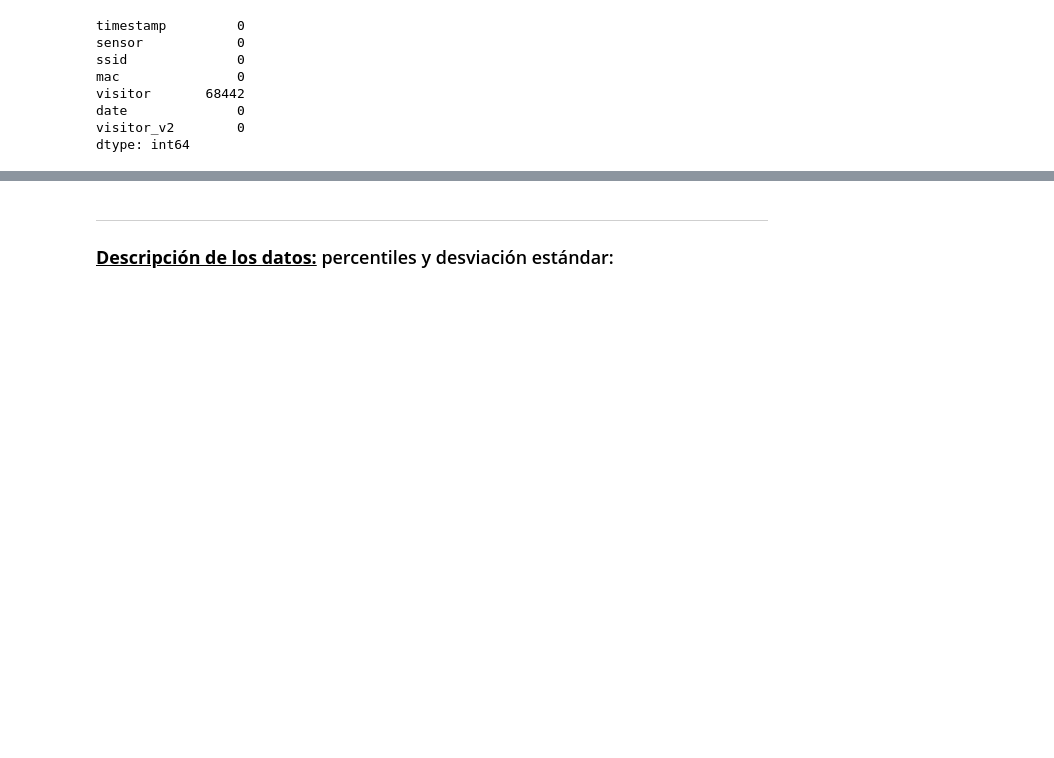
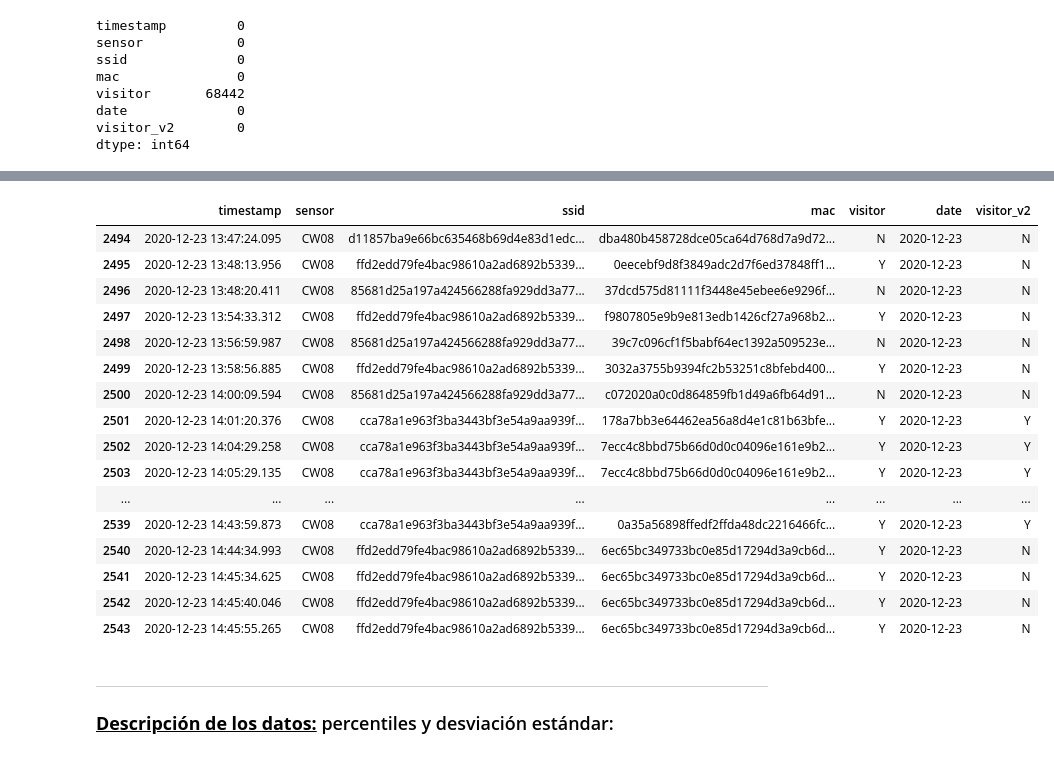
Before and after one commit to jibt1/TFM, a Jupyter notebook: Código/estudioExploracion.ipynb, the cells around one changed output, grey strips where cells are left out. Saved outputs shown, nothing was run; the diff lists cells and outputs as text; code cells hidden in the pictures; blank space fills up the shorter version.

Commit message:
Primeras pinceladas del filtro v1.0

```diff
--- a/Código/estudioExploracion.ipynb
+++ b/Código/estudioExploracion.ipynb
@@ -222,3 +239,37 @@ dtype: int64
+# %%
+# Función que se encarga del filtrado (rango horario y festivos)
+
+test = df_sensor.copy()
+
+
+def filtroHorario (df):
+   ListaDias = ["Monday", "Tuesday", "Wednesday", "Thursday", "Friday"]
+
+   df = df[(pd.to_datetime(df['timestamp']).dt.hour > 10) &
+            (pd.to_datetime(df['timestamp']).dt.hour <= 14) & # hasta aqui filtramos rango horario
+            pd.to_datetime(df['timestamp']).dt.weekday <= 5] # hasta aqui
+   return df
+
+test = filtroHorario(test)
+test[1000:1050]
+# %% [output]
+|  | timestamp | sensor | ssid | mac | visitor | date | visitor_v2 |
+| 2494 | 2020-12-23 13:47:24.095 | CW08 | d11857ba9e66bc635468b69d4e83d1edc... | dba480b458728dce05ca64d768d7a9d72... | N | 2020-12-23 | N |
+| 2495 | 2020-12-23 13:48:13.956 | CW08 | ffd2edd79fe4bac98610a2ad6892b5339... | 0eecebf9d8f3849adc2d7f6ed37848ff1... | Y | 2020-12-23 | N |
+| 2496 | 2020-12-23 13:48:20.411 | CW08 | 85681d25a197a424566288fa929dd3a77... | 37dcd575d81111f3448e45ebee6e9296f... | N | 2020-12-23 | N |
+| 2497 | 2020-12-23 13:54:33.312 | CW08 | ffd2edd79fe4bac98610a2ad6892b5339... | f9807805e9b9e813edb1426cf27a968b2... | Y | 2020-12-23 | N |
+| 2498 | 2020-12-23 13:56:59.987 | CW08 | 85681d25a197a424566288fa929dd3a77... | 39c7c096cf1f5babf64ec1392a509523e... | N | 2020-12-23 | N |
+| 2499 | 2020-12-23 13:58:56.885 | CW08 | ffd2edd79fe4bac98610a2ad6892b5339... | 3032a3755b9394fc2b53251c8bfebd400... | Y | 2020-12-23 | N |
+| 2500 | 2020-12-23 14:00:09.594 | CW08 | 85681d25a197a424566288fa929dd3a77... | c072020a0c0d864859fb1d49a6fb64d91... | N | 2020-12-23 | N |
+| 2501 | 2020-12-23 14:01:20.376 | CW08 | cca78a1e963f3ba3443bf3e54a9aa939f... | 178a7bb3e64462ea56a8d4e1c81b63bfe... | Y | 2020-12-23 | Y |
+| 2502 | 2020-12-23 14:04:29.258 | CW08 | cca78a1e963f3ba3443bf3e54a9aa939f... | 7ecc4c8bbd75b66d0d0c04096e161e9b2... | Y | 2020-12-23 | Y |
+| 2503 | 2020-12-23 14:05:29.135 | CW08 | cca78a1e963f3ba3443bf3e54a9aa939f... | 7ecc4c8bbd75b66d0d0c04096e161e9b2... | Y | 2020-12-23 | Y |
+| ... | ... | ... | ... | ... | ... | ... | ... |
+| 2539 | 2020-12-23 14:43:59.873 | CW08 | cca78a1e963f3ba3443bf3e54a9aa939f... | 0a35a56898ffedf2ffda48dc2216466fc... | Y | 2020-12-23 | Y |
+| 2540 | 2020-12-23 14:44:34.993 | CW08 | ffd2edd79fe4bac98610a2ad6892b5339... | 6ec65bc349733bc0e85d17294d3a9cb6d... | Y | 2020-12-23 | N |
+| 2541 | 2020-12-23 14:45:34.625 | CW08 | ffd2edd79fe4bac98610a2ad6892b5339... | 6ec65bc349733bc0e85d17294d3a9cb6d... | Y | 2020-12-23 | N |
+| 2542 | 2020-12-23 14:45:40.046 | CW08 | ffd2edd79fe4bac98610a2ad6892b5339... | 6ec65bc349733bc0e85d17294d3a9cb6d... | Y | 2020-12-23 | N |
+| 2543 | 2020-12-23 14:45:55.265 | CW08 | ffd2edd79fe4bac98610a2ad6892b5339... | 6ec65bc349733bc0e85d17294d3a9cb6d... | Y | 2020-12-23 | N |
 # %% [markdown]
 ---
 ### <u>**Descripción de los datos:**</u> percentiles y desviación estándar:
```
Also changed, not shown: parts of 3 cells of this notebook.
